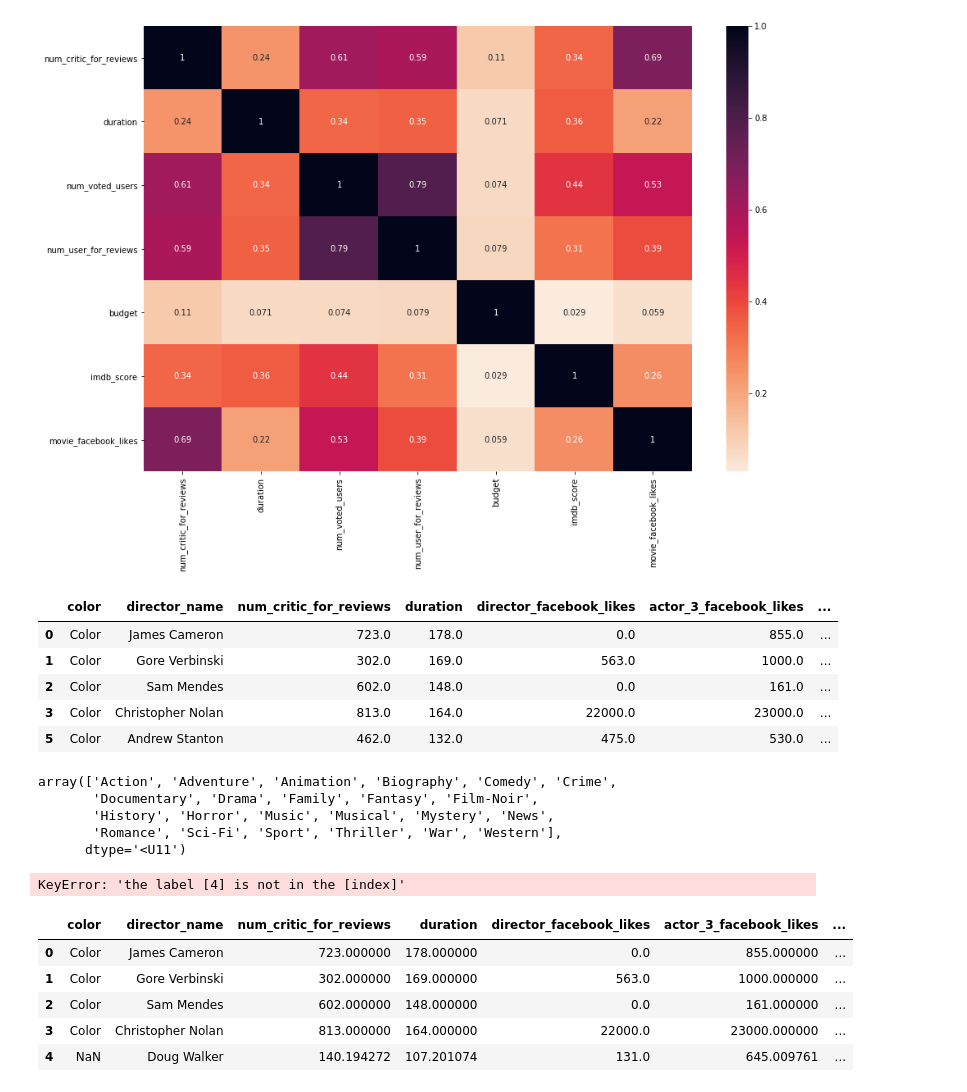
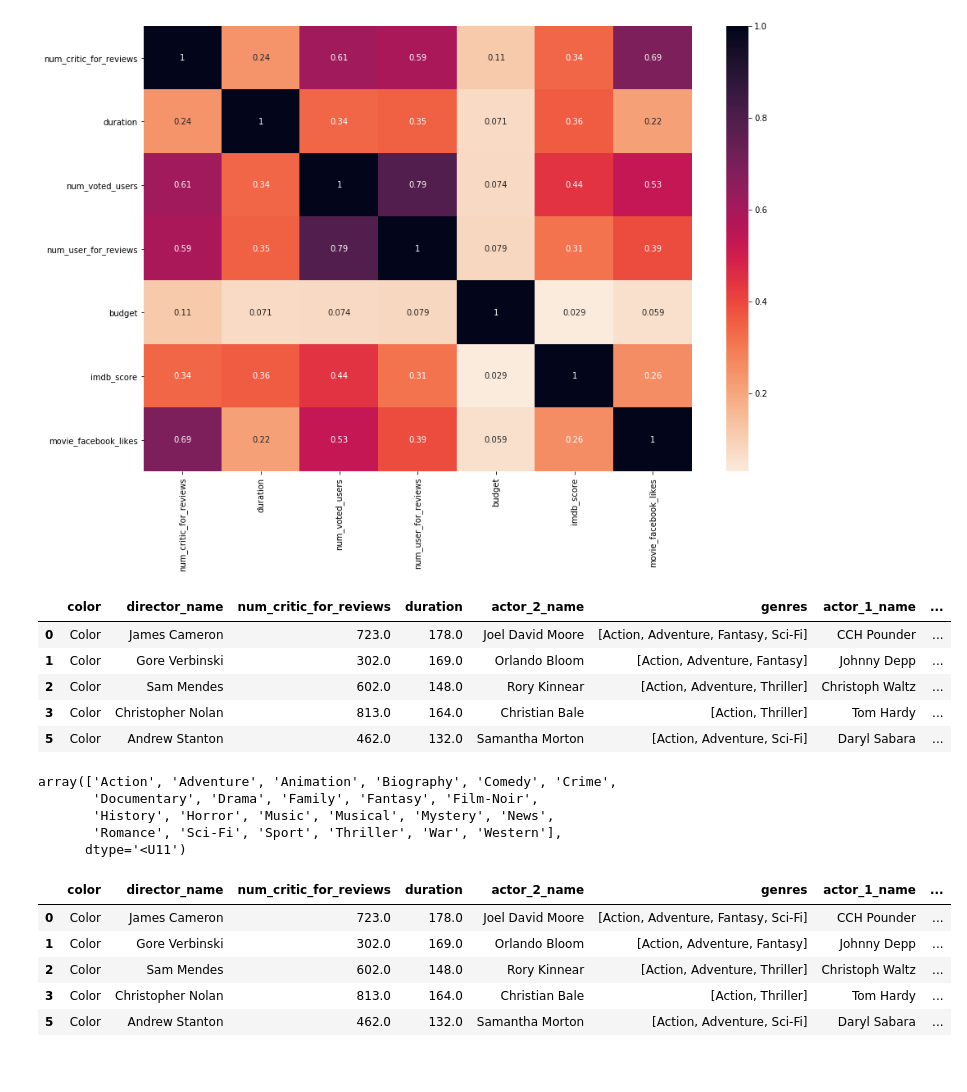
Before and after one commit to Machine-Learning-FGA/imdb_movie_dataset, a Jupyter notebook: pre_processing.ipynb, the cells around one changed output. Saved outputs shown, nothing was run; the diff lists cells and outputs as text; code cells hidden in the pictures.

```diff
--- a/pre_processing.ipynb
+++ b/pre_processing.ipynb
@@ -162,11 +164,11 @@ sns.heatmap(df2.corr(),annot=True,cmap=sns.cm.rocket_r)
 # %%
 pd.options.display.max_columns = 200
 # %%
-dropped_df.head()
+df2.head()
 # %% [output]
-|  | color | director_name | num_critic_for_reviews | duration | director_facebook_likes | actor_3_facebook_likes | ... |
-| 0 | Color | James Cameron | 723.0 | 178.0 | 0.0 | 855.0 | ... |
-| 1 | Color | Gore Verbinski | 302.0 | 169.0 | 563.0 | 1000.0 | ... |
-| 2 | Color | Sam Mendes | 602.0 | 148.0 | 0.0 | 161.0 | ... |
-| 3 | Color | Christopher Nolan | 813.0 | 164.0 | 22000.0 | 23000.0 | ... |
-| 5 | Color | Andrew Stanton | 462.0 | 132.0 | 475.0 | 530.0 | ... |
+|  | color | director_name | num_critic_for_reviews | duration | actor_2_name | genres | actor_1_name | ... |
+| 0 | Color | James Cameron | 723.0 | 178.0 | Joel David Moore | [Action, Adventure, Fantasy, Sci-Fi] | CCH Pounder | ... |
+| 1 | Color | Gore Verbinski | 302.0 | 169.0 | Orlando Bloom | [Action, Adventure, Fantasy] | Johnny Depp | ... |
+| 2 | Color | Sam Mendes | 602.0 | 148.0 | Rory Kinnear | [Action, Adventure, Thriller] | Christoph Waltz | ... |
+| 3 | Color | Christopher Nolan | 813.0 | 164.0 | Christian Bale | [Action, Thriller] | Tom Hardy | ... |
+| 5 | Color | Andrew Stanton | 462.0 | 132.0 | Samantha Morton | [Action, Adventure, Sci-Fi] | Daryl Sabara | ... |
@@ -175,13 +175,13 @@ genres_list = dropped_df['genres'].apply(lambda x: x.split('|'))
 # %%
+genres_list = df2['genres']
 new_list = []
 for x in genres_list:
     for y in x:
         new_list.append(y)
+np.unique(new_list)
+# %% [output]
+array(['Action', 'Adventure', 'Animation', 'Biography', 'Comedy', 'Crime',
+       'Documentary', 'Drama', 'Family', 'Fantasy', 'Film-Noir',
+       'History', 'Horror', 'Music', 'Musical', 'Mystery', 'News',
+       'Romance', 'Sci-Fi', 'Sport', 'Thriller', 'War', 'Western'],
+      dtype='<U11')
-# %%
-np.unique(new_list)
-# %% [output]
-array(['Action', 'Adventure', 'Animation', 'Biography', 'Comedy', 'Crime',
-       'Documentary', 'Drama', 'Family', 'Fantasy', 'Film-Noir',
-       'History', 'Horror', 'Music', 'Musical', 'Mystery', 'News',
-       'Romance', 'Sci-Fi', 'Sport', 'Thriller', 'War', 'Western'],
-      dtype='<U11')
@@ -193,18 +191,16 @@ for x in np.unique(new_list):
 # %%
-for i in range(0,4581):
-    for x in dropped_df.loc[i,:]['genres']:
-        dropped_df.loc[i,x]= 1
+for i in range(0,5043):
+    for x in df.loc[i,:]['genres']:
+        df2.loc[i,x]= 1
-# %% [output]
-KeyError: 'the label [4] is not in the [index]'
 # %%
-dropped_df.head()
+df2.head()
 # %% [output]
-|  | color | director_name | num_critic_for_reviews | duration | director_facebook_likes | actor_3_facebook_likes | ... |
-| 0 | Color | James Cameron | 723.000000 | 178.000000 | 0.0 | 855.000000 | ... |
-| 1 | Color | Gore Verbinski | 302.000000 | 169.000000 | 563.0 | 1000.000000 | ... |
-| 2 | Color | Sam Mendes | 602.000000 | 148.000000 | 0.0 | 161.000000 | ... |
-| 3 | Color | Christopher Nolan | 813.000000 | 164.000000 | 22000.0 | 23000.000000 | ... |
-| 4 | NaN | Doug Walker | 140.194272 | 107.201074 | 131.0 | 645.009761 | ... |
+|  | color | director_name | num_critic_for_reviews | duration | actor_2_name | genres | actor_1_name | ... |
+| 0 | Color | James Cameron | 723.0 | 178.0 | Joel David Moore | [Action, Adventure, Fantasy, Sci-Fi] | CCH Pounder | ... |
+| 1 | Color | Gore Verbinski | 302.0 | 169.0 | Orlando Bloom | [Action, Adventure, Fantasy] | Johnny Depp | ... |
+| 2 | Color | Sam Mendes | 602.0 | 148.0 | Rory Kinnear | [Action, Adventure, Thriller] | Christoph Waltz | ... |
+| 3 | Color | Christopher Nolan | 813.0 | 164.0 | Christian Bale | [Action, Thriller] | Tom Hardy | ... |
+| 5 | Color | Andrew Stanton | 462.0 | 132.0 | Samantha Morton | [Action, Adventure, Sci-Fi] | Daryl Sabara | ... |
 # %%
 sns.heatmap(dropped_df.isnull(),cbar=False,yticklabels=False)
 # %% [output]
```
Also changed, not shown: parts of 8 cells of this notebook.
